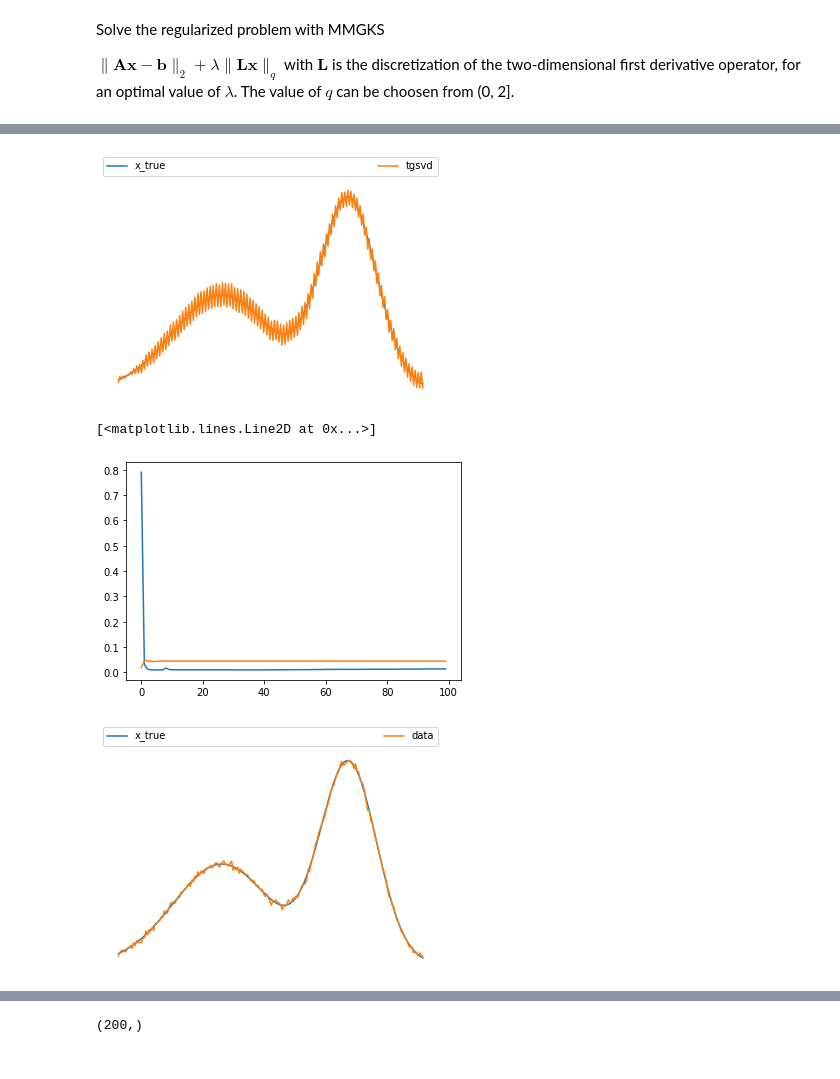
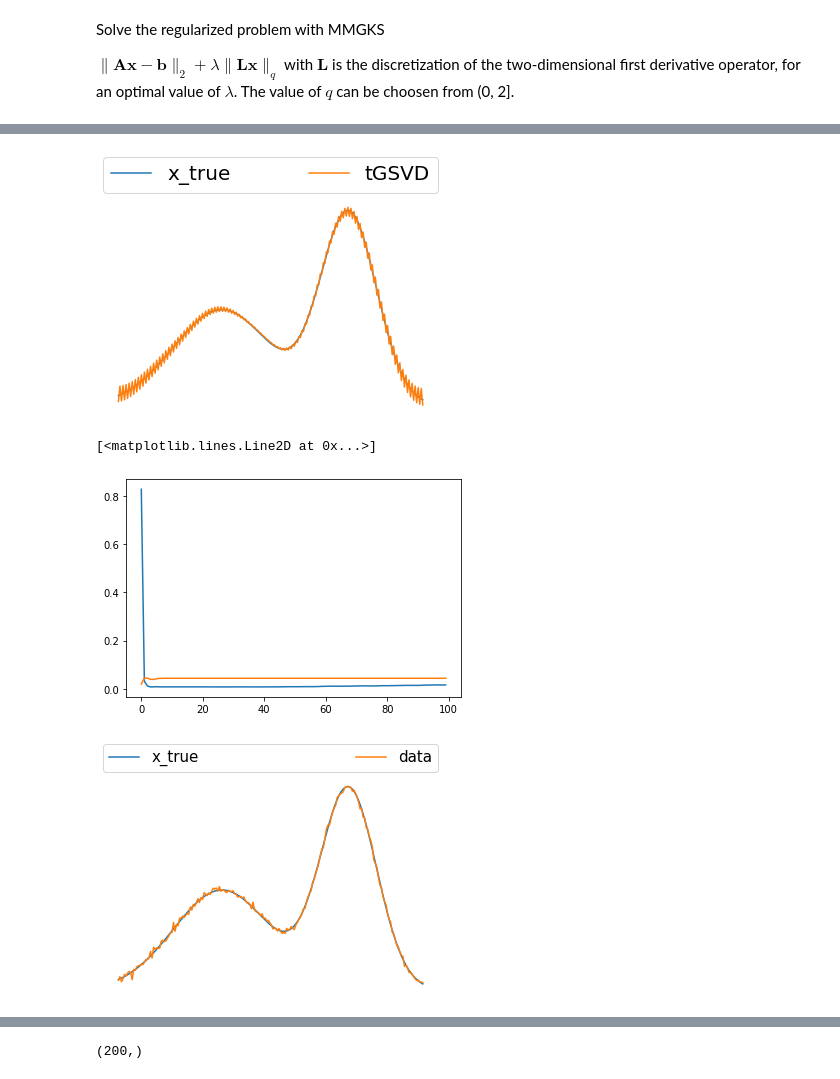
Before and after one commit to mpasha3/trips-py, a Jupyter notebook: demos/demo_1D_deblurring.ipynb, the cells around one changed output, grey strips where cells are left out. Cells and saved outputs as stored; diff of their text form; code cells hidden in the pictures.

```diff
--- a/demos/demo_1D_deblurring.ipynb
+++ b/demos/demo_1D_deblurring.ipynb
@@ -47,7 +49,7 @@ Deblur1D = Deblurring1D(CommitCrime = True)
 nx = 200
 x_true = Deblur1D.gen_xtrue(nx, test = 'curve0')
 ## If you would like to create the operator only
-A = Deblur1D.forward_Op_1D(x_true, parameter = 1, nx = nx)
+A = Deblur1D.forward_Op_1D(x_true, parameter = 1.2, nx = nx)
 ## The following creates the data b_true
 b_true = Deblur1D.gen_data(x_true)
 (d, delta) = Deblur1D.add_noise(b_true, 'Gaussian', noise_level = 0.02)
@@ -163,2 +163,2 @@ def TruncatedGSVD_sol(A, L, b, regparam = 'gcv', **kwargs):
 # %%
-(x_trunc, k) = TruncatedGSVD_sol(A.todense(), L.todense(), b_vec, regparam = 'dp', delta = delta)
+(xtGSVD, k) = tGSVD_sol(A.todense(), L.todense(), b_vec, regparam = 'gcv', delta = delta)
@@ -170,22 +165,12 @@ plt.plot(x_trunc)
 # %%
-def tgsvd_tik_sol(A,L,b_vec,k):
-    U, _, Z, C, S = gsvd(A,L)
-    Y = np.linalg.inv(Z.T)
-    C[:k,:k] = 0
-    xsol = Y@C@(U.T@b_vec)
-    return xsol
-
-k = 30
-L = first_derivative_operator(nx)
-xtGSVD = tgsvd_tik_sol(A.todense(),L.todense(),b_vec,k)
 plt.plot(x_true, label='x_true')
-plt.plot(xtGSVD,label='tgsvd')
+plt.plot(xtGSVD,label='tGSVD')
 plt.axis('off')
 plt.legend(bbox_to_anchor=(0., 1.02, 1., .102), loc=3,
-           ncol=2, mode="expand", borderaxespad=0.)
+           ncol=2, mode="expand", borderaxespad=0., fontsize=20)
 plt.show()
 # %% [output]
-[figure, old version]
+[figure, new version]
 # %%
 # Compute a solution by GKS
 # Define a derivative operator as a regularization operator
@@ -199,16 +184,16 @@ plt.plot(info_mmgks['relError'])
 plt.plot(info_hybrid_gmres['relError'])
 # %% [output]
 [<matplotlib.lines.Line2D at 0x...>]
-[figure, old version]
+[figure, new version]
 # %%
 plot_x_true = plt.plot(x_true, label = 'x_true')
 plot_tsvd = plt.plot(d, label = 'data')
 plt.legend(bbox_to_anchor=(0., 1.02, 1., .102), loc=3,
-           ncol=2, mode="expand", borderaxespad=0.)
+           ncol=2, mode="expand", borderaxespad=0., fontsize=15)
 plt.axis('off')
 plt.show()
 # %% [output]
-[figure, old version]
+[figure, new version]
 # %%
 plot_x_true = plt.plot(x_true, label = 'x_true')
 plot_tsvd = plt.plot(x_tsvd, label = 'x_tsvd')
```
Also changed, not shown: parts of 17 cells of this notebook, 4 other files.
